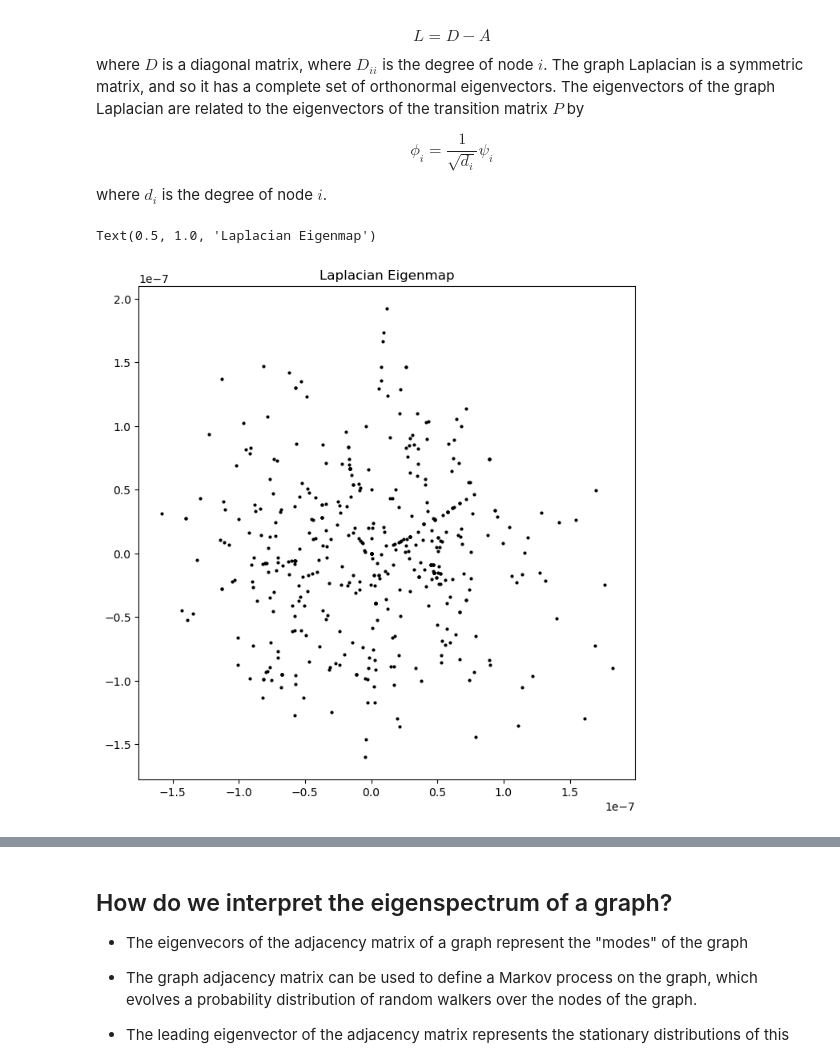
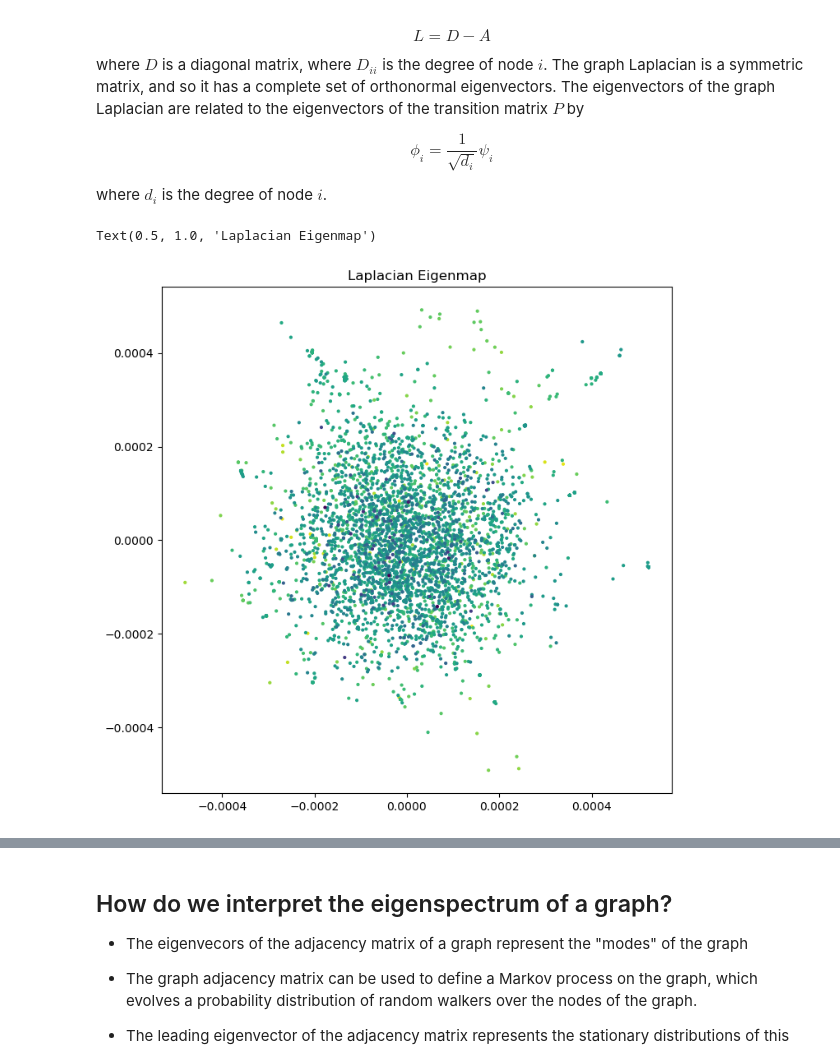
Before and after one commit to williamgilpin/cphy, a Jupyter notebook: talks/qr_eigenvalues.ipynb, the cells around one changed output, grey strips where cells are left out. Saved outputs shown, nothing was run; the diff lists cells and outputs as text; code cells hidden in the pictures.

```diff
--- a/talks/qr_eigenvalues.ipynb
+++ b/talks/qr_eigenvalues.ipynb
@@ -950,12 +948,26 @@ Text(0, 0.5, 'Condition number')
 + In order to analyze this large graph, we will downsample it to a smaller graph with $N = 1000$ nodes representing the most highly-connected authors
 + This dataset is from the [Stanford SNAP database](https://snap.stanford.edu/data/ca-CondMat.html)
 # %%
+import io
+import gzip
+import urllib.request
 import networkx as nx
 
+# subject = "CondMat"
+# subject = "HepPh"
+# subject = "HepTh"
+# subject = "GrQc"
+subject = "AstroPh"
+url = f"https://snap.stanford.edu/data/ca-{subject}.txt.gz"
+
+with urllib.request.urlopen(url) as resp:
+    with gzip.open(io.BytesIO(resp.read()), mode="rt") as fh:
+        g = nx.read_edgelist(fh, comments="#", nodetype=int)
+
 ## Load the full coauthorship network
-fpath = "../resources/ca-AstroPh.txt.gz"
+# fpath = "../resources/ca-AstroPh.txt.gz"
 # fpath = "../resources/ca-CondMat.txt.gz"
-g = nx.read_edgelist(fpath)
+# g = nx.read_edgelist(fpath)
 
 ## Create a subgraph of the 1000 most connected authors
 subgraph = sorted(g.degree, key=lambda x: x[1], reverse=True)[:4000]
@@ -1124,6 +1160,7 @@ import networkx as nx
 
 from scipy.sparse.linalg import eigs
 from scipy.sparse import csr_matrix
+from scipy.sparse.csgraph import shortest_path
 
 class LaplacianEigenmap:
     """
@@ -1136,51 +1173,53 @@ class LaplacianEigenmap:
     def __init__(self, n_components=2):
         self.n_components = n_components
 
-    def amat_to_dist(self, A):
+    def amat_to_dist(self, A, directed=False, unweighted=True, unreachable_value=1e10, out_dtype=np.float32):
         """convert adjacency matrix to distance matrix with shortest path"""
-        g2 = nx.DiGraph(np.array(A))
-        A = csr_matrix(A)
-        dist = np.zeros(A.shape)
-        for i in range(A.shape[0]):
-            for j in range(A.shape[1]):
-                try:
-                    dist[i, j] = nx.shortest_path_length(g2, i, j)
-                except:
-                    dist[i, j] = 1e10
-        return dist
+        A_csr = csr_matrix(A)
+        D = shortest_path(A_csr, directed=directed, unweighted=unweighted)
+        D = D.astype(out_dtype, copy=False)
+        if np.isinf(D).any():
+            D[np.isinf(D)] = out_dtype.type(unreachable_value) if hasattr(out_dtype, "type") else unreachable_value
+        return D
 
     def fit_transform(self, A):
         # A is the adjacency matrix
 
         # Convert adjacency matrix to distance matrix
         A = self.amat_to_dist(A)
 
         # Compute degree matrix
         D = np.diag(np.sum(A, axis=1)).astype(float)
 
         # Compute Laplacian matrix
         L = (D - A).astype(float)
 
         # Eigendecomposition
         vals, vecs = eigs(csr_matrix(L, dtype='float64'), k=self.n_components + 1,
                           M=csr_matrix(D, dtype='float64'), which='SM')
 
         # Sort eigenpairs and get relevant eigenvectors
         sorted_indices = np.argsort(vals.real)
         relevant_indices = sorted_indices[1:self.n_components + 1]  # Exclude smallest eigenvalue
 
         # Projected data
         Y = vecs[:, relevant_indices].real
         return Y
 
 
 model = LaplacianEigenmap(n_components=2)
 
-Y = model.fit_transform(A[:500, :500])
+
+A = nx.adjacency_matrix(g2).todense()
+A = np.array(A)
+degrees = np.sum(A, axis=1)
+sort_inds = np.argsort(degrees)[::-1]
+A = A[sort_inds][:, sort_inds]
+Y = model.fit_transform(A)
 
 plt.figure(figsize=(8, 8))
-plt.scatter(Y[:, 0], Y[:, 1], s=4, c='black')
+plt.scatter(Y[:, 0], Y[:, 1], s=4, c=np.log(degrees[sort_inds]))
 plt.title("Laplacian Eigenmap")
 # %% [output]
 Text(0.5, 1.0, 'Laplacian Eigenmap')
-[figure, old version]
+[figure, new version]
```
Also changed, not shown: parts of 9 cells of this notebook, 1 other file.
